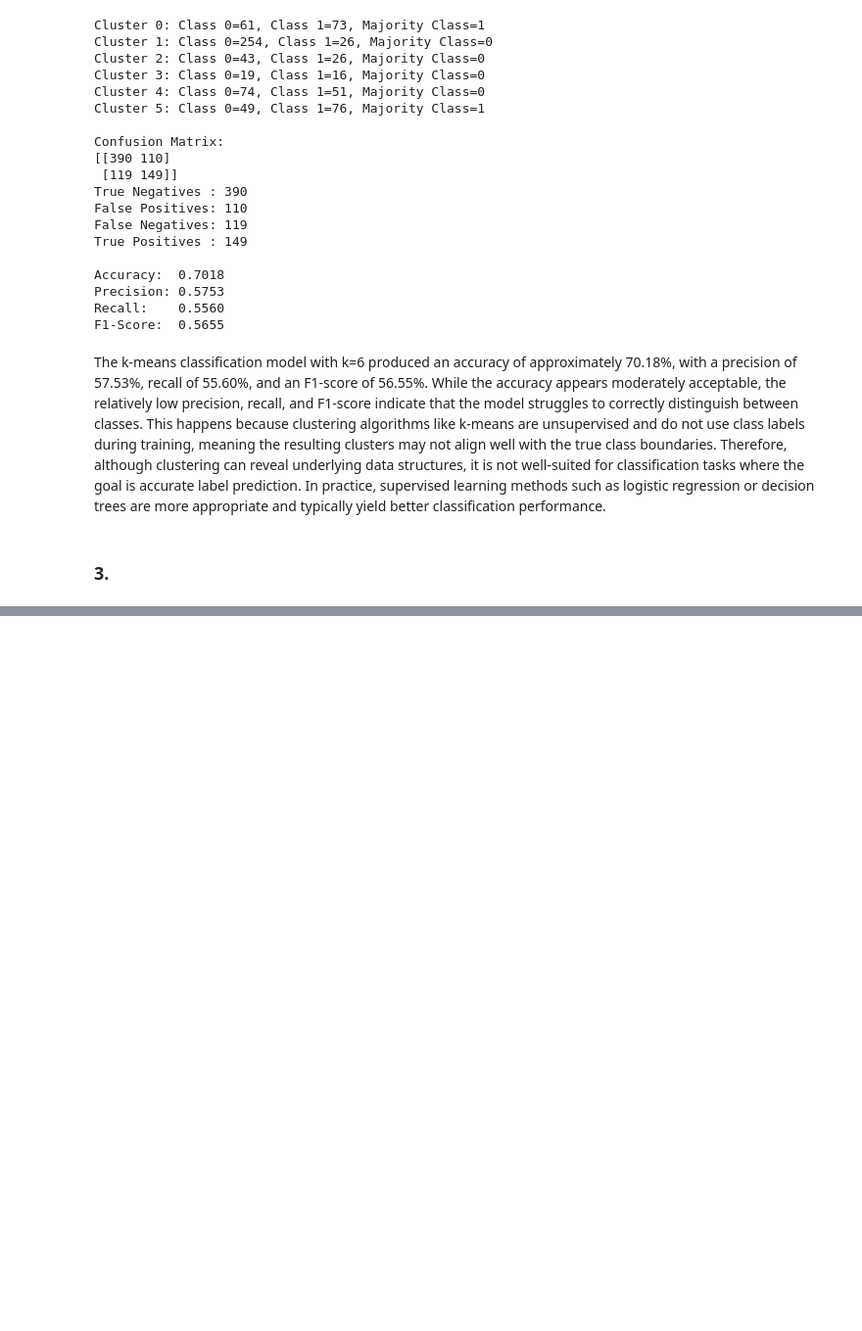
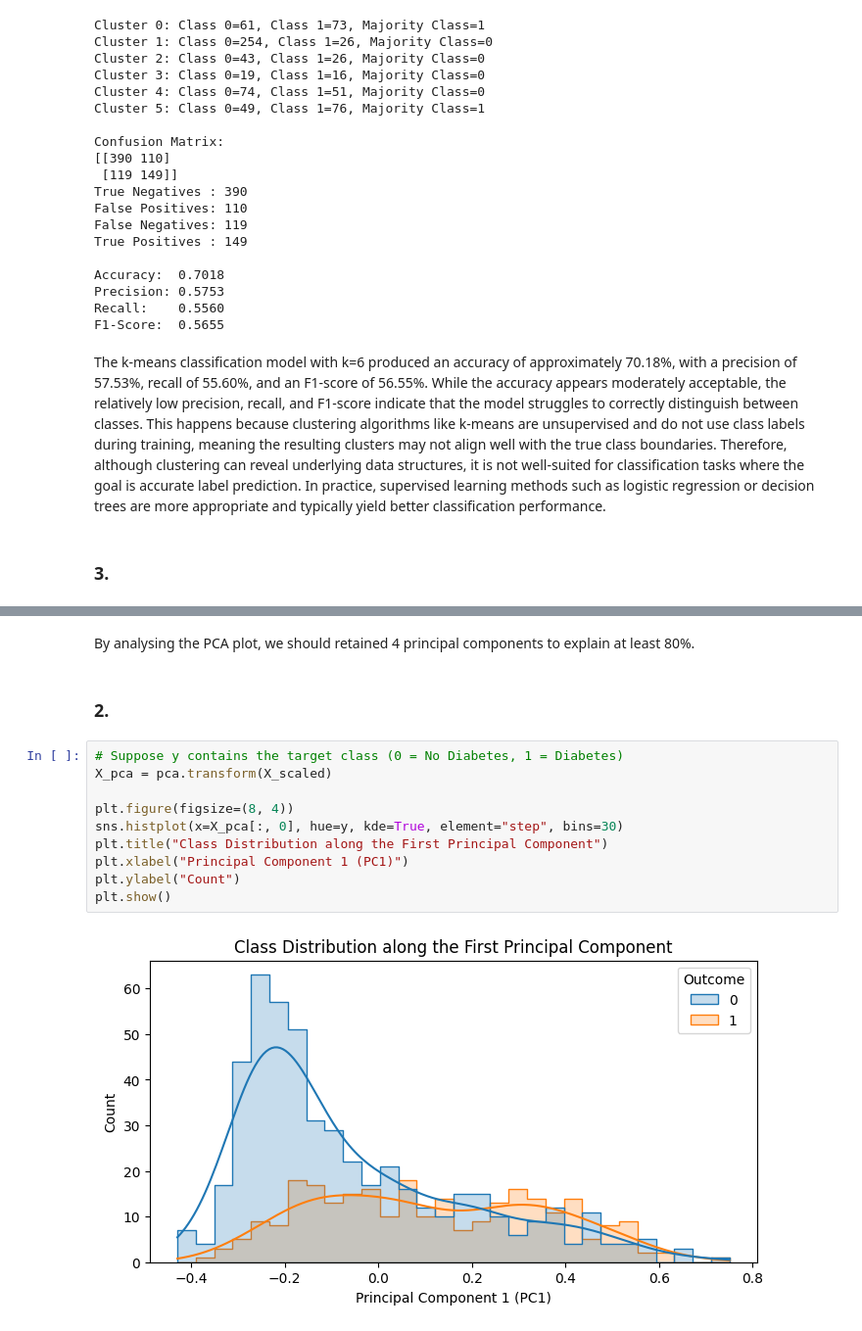
Before and after one commit to Pmcn2005/HW-APRE, a Jupyter notebook: HW04/G018_notebook.ipynb, the cells around one changed output, grey strips where cells are left out. Shown at 98% size. Drawn from its saved outputs; the diff is of its cells as text; blank space fills up the shorter version.

```diff
--- a/HW04/G018_notebook.ipynb
+++ b/HW04/G018_notebook.ipynb
@@ -236,0 +209,16 @@ Cluster 1:
+# %% [markdown]
+By analysing the PCA plot, we should retained 4 principal components to explain at least 80%.
+# %% [markdown]
+### 2.
+# %%
+# Suppose y contains the target class (0 = No Diabetes, 1 = Diabetes)
+X_pca = pca.transform(X_scaled)
+
+plt.figure(figsize=(8, 4))
+sns.histplot(x=X_pca[:, 0], hue=y, kde=True, element="step", bins=30)
+plt.title("Class Distribution along the First Principal Component")
+plt.xlabel("Principal Component 1 (PC1)")
+plt.ylabel("Count")
+plt.show()
+# %% [output]
+[figure, added]
```
Also changed, not shown: parts of 14 cells of this notebook.
